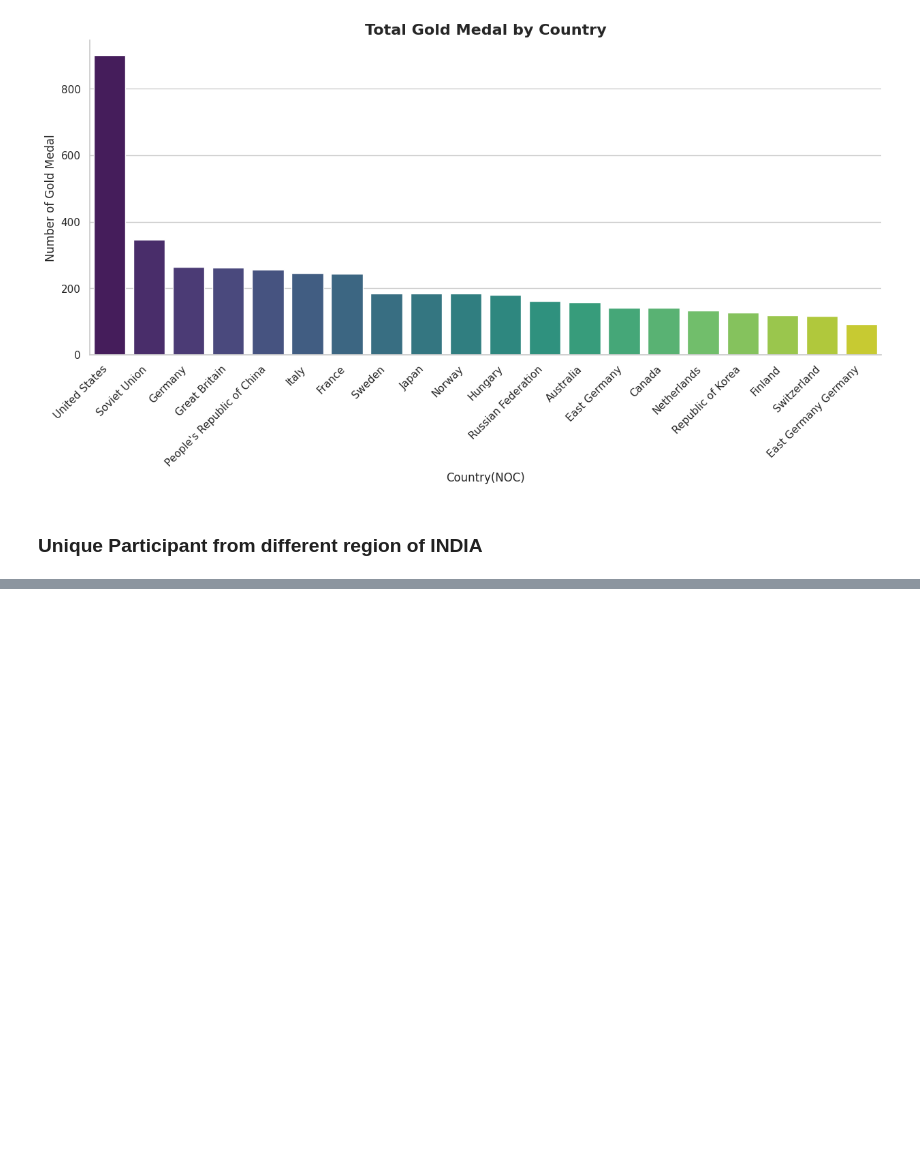
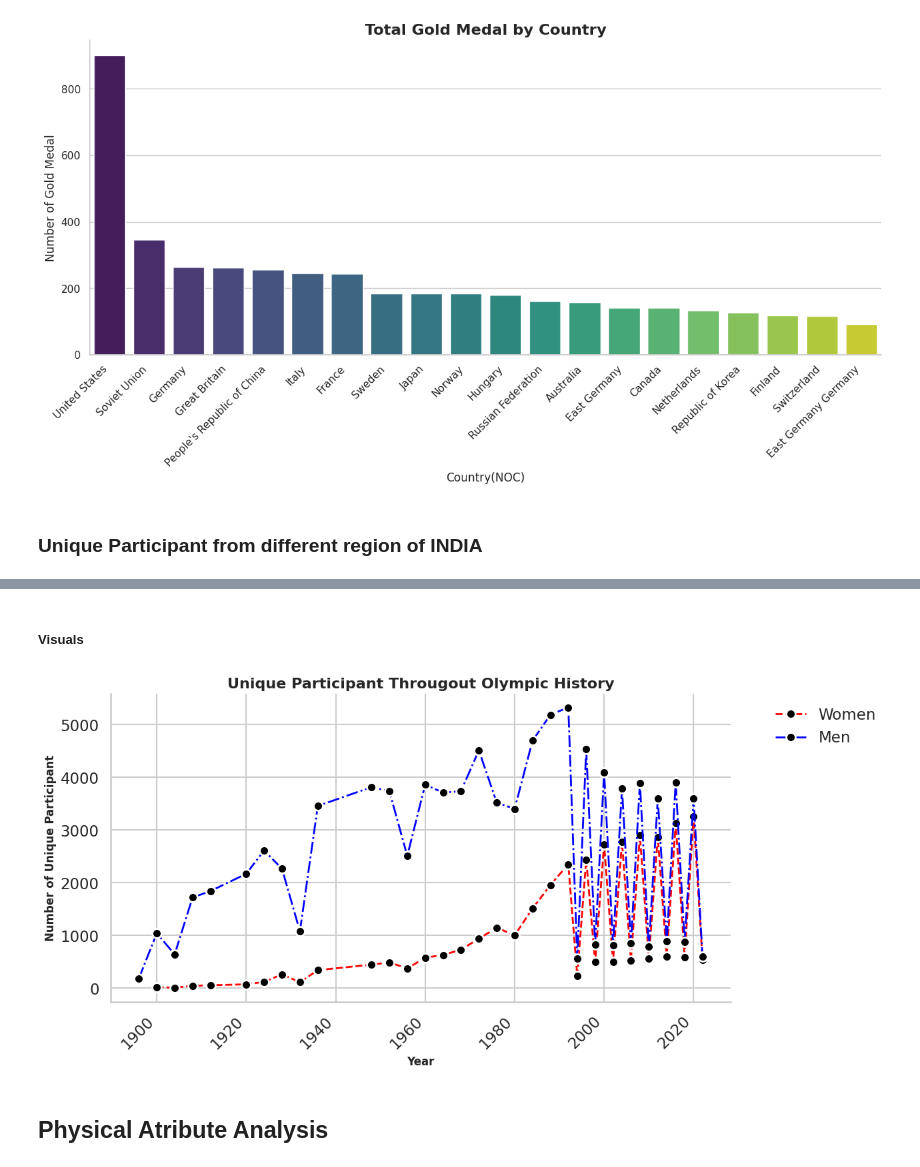
Before and after one commit to vikassinngh123/AI-ML-Learning, a Jupyter notebook: 04-Pandas/02_Olympics_History_EDA.ipynb, the cells around one changed output, grey strips where cells are left out. Saved outputs shown, nothing was run; the diff lists cells and outputs as text; code cells hidden in the pictures; blank space fills up the shorter version.

Commit message:
feat: add gender participation trends and physical attribute analysis across disciplines

```diff
--- a/04-Pandas/02_Olympics_History_EDA.ipynb
+++ b/04-Pandas/02_Olympics_History_EDA.ipynb
@@ -194,0 +238,61 @@ plt.show()
+# %%
+pm_t_d=t_d[t_d['event'].str.contains('Men',na=False)]
+
+u_pm_d=pm_t_d.drop_duplicates(subset=['athlete_id'])
+
+unique_M_par=u_pm_d.groupby(['year'])['name'].count().reset_index()
+# %% [markdown]
+##### Visuals
+# %%
+from re import L
+#Visualization
+plt.figure(figsize=(12,6))
+sns.set_theme(style="whitegrid",context="talk")
+plt.title("Unique Participant Througout Olympic History",fontsize=16,fontweight="bold")
+
+#For Women
+
+sns.lineplot(
+              x=unique_W_par['year'],
+              y=unique_W_par['name'],
+              marker='o',
+              markersize=10,
+              markeredgecolor='white',
+              markerfacecolor='black',
+              markeredgewidth=2,
+              color='red',
+              linestyle='--',
+              linewidth=2,
+              label='Women'
+            )
+
+#For Men
+
+sns.lineplot(
+              x=unique_M_par['year'],
+              y=unique_M_par['name'],
+              marker='o',
+              markersize=10,
+              markeredgecolor='white',
+              markerfacecolor='black',
+              markeredgewidth=2,
+              color='blue',
+              linestyle='-.',
+              linewidth=2,
+              label='Men'
+            )
+
+plt.xlabel("Year",fontsize=12,fontweight="bold")
+plt.ylabel("Number of Unique Participant",fontsize=12,fontweight="bold")
+
+plt.xticks(rotation=45,ha="right")
+
+plt.legend(bbox_to_anchor=(1.05, 1), loc='upper left',frameon=False)
+
+sns.despine()
+
+plt.show()
+# %% [output]
+[figure, added]
+# %% [markdown]
+## Physical Atribute Analysis
```
Also changed, not shown: parts of 15 cells of this notebook.
